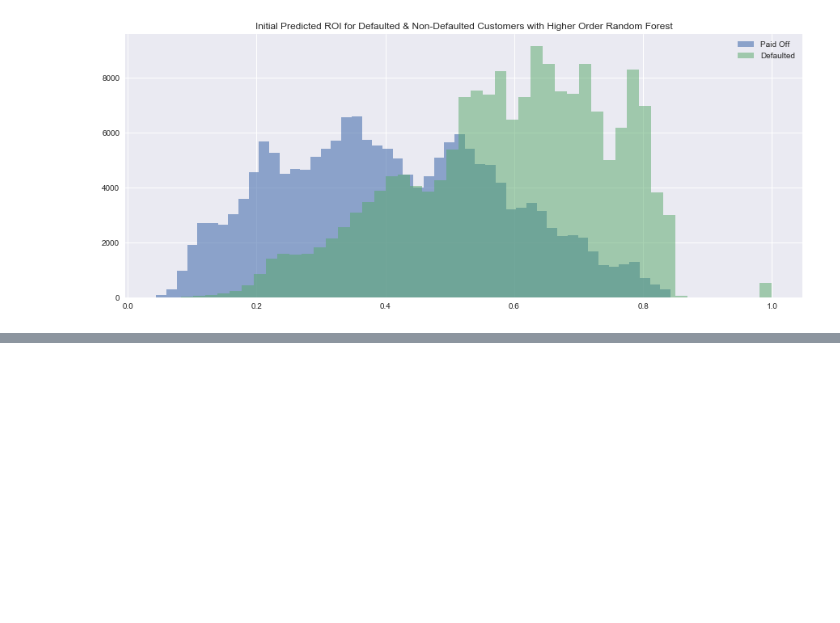
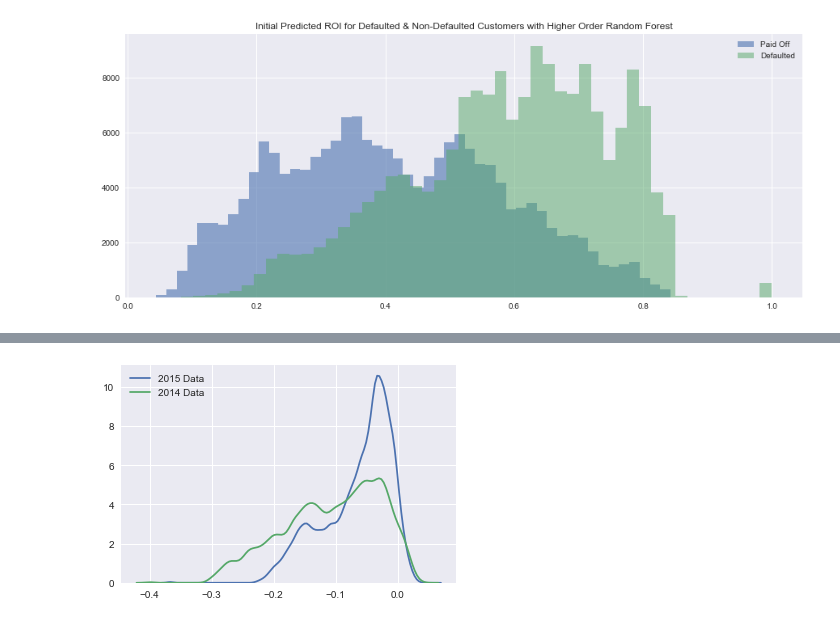
Before and after one commit to bhavenp/209A-FinalProject, a Jupyter notebook: hugo/Model_Testing.ipynb, the cells around one changed output, grey strips where cells are left out. Drawn from its saved outputs; the diff is of its cells as text; code cells hidden in the pictures; blank space fills up the shorter version.

```diff
--- a/hugo/Model_Testing.ipynb
+++ b/hugo/Model_Testing.ipynb
@@ -135,3 +151,8 @@ plt.show()
+# %%
+sns.kdeplot(df_test['ROI'], label = '2015 Data');
+sns.kdeplot(df_train['ROI'], label = '2014 Data');
+# %% [output]
+[figure, added]
 # %%
 # Dump the trained decision tree classifier with Pickle
 decision_tree_pkl_filename = 'Random_Forest_Model.pkl'
```
Also changed, not shown: parts of 8 cells of this notebook.
